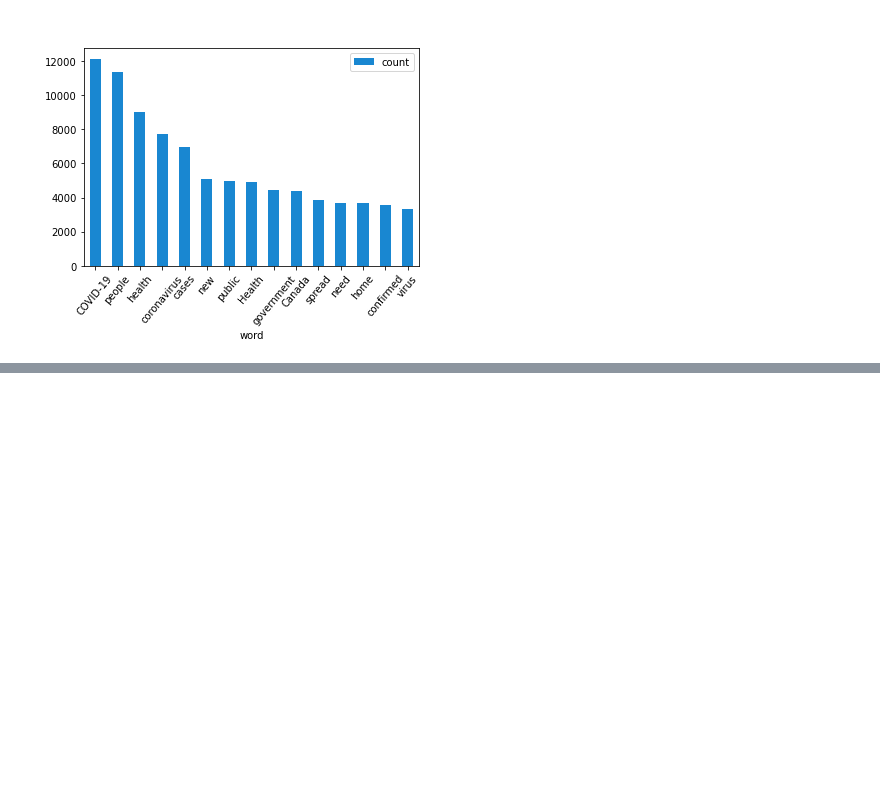
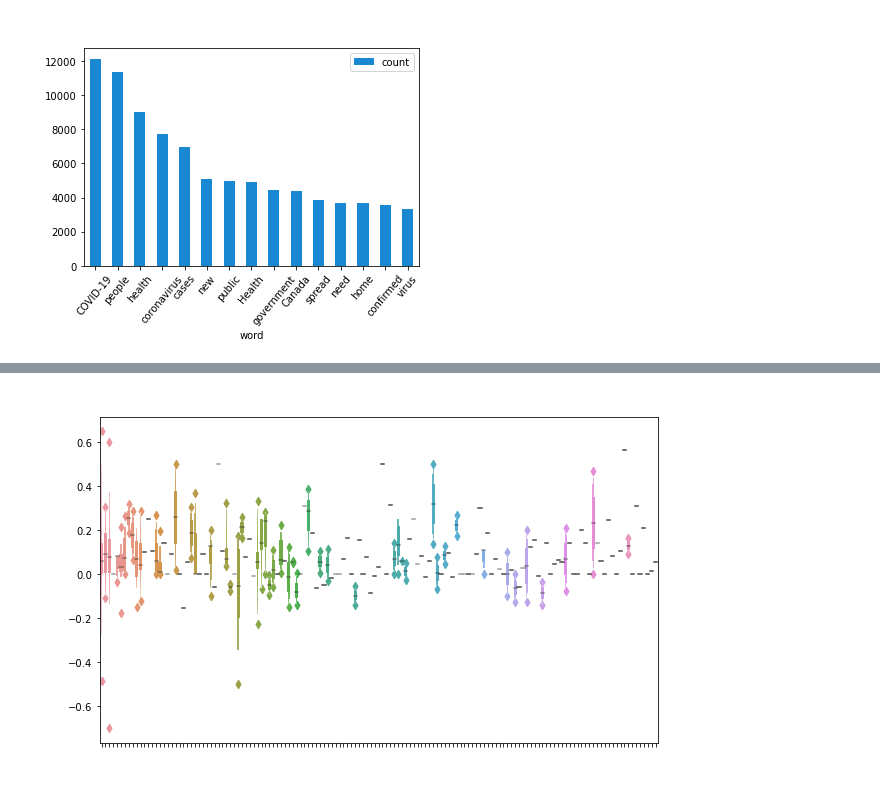
Before and after one commit to FairyGandhi/team-mount-elbert, a Jupyter notebook: Project Code.ipynb, the cells around one changed output, grey strips where cells are left out. Saved outputs shown, nothing was run; the diff lists cells and outputs as text; code cells hidden in the pictures; blank space fills up the shorter version.

```diff
--- a/Project Code.ipynb
+++ b/Project Code.ipynb
@@ -402,0 +451,10 @@ news_df.write.parquet('news_df_parquet')
+# %%
+plt.figure(figsize=(10,6))
+chart = sns.boxenplot(x='authors', y='polarity', data=text_sample)
+plt.xlabel('Authors', color='w', fontsize=20)
+plt.ylabel('Polarity', color='w', fontsize=20)
+plt.title('Boxplot of Polarity for Covid-19 by Authors', color='w', fontsize=20)
+chart.set(xticklabels=[])
+plt.show();
+# %% [output]
+[figure, added]
```
Also changed, not shown: parts of 13 cells of this notebook.
